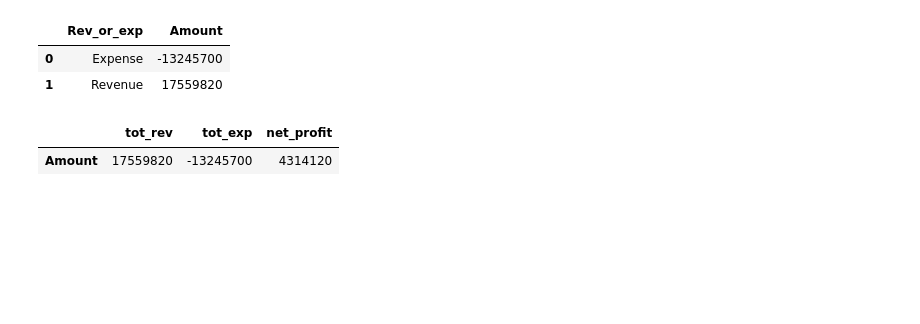
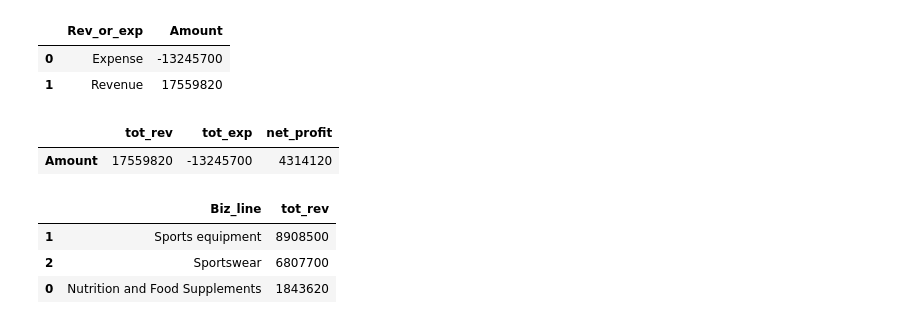
Before and after one commit to djibril968/Python_projects, a Jupyter notebook: Onyx_Financial_Analysis.ipynb, the cells around one changed output. Cells and saved outputs as stored; diff of their text form; code cells hidden in the pictures; blank space fills up the shorter version.

```diff
--- a/Onyx_Financial_Analysis.ipynb
+++ b/Onyx_Financial_Analysis.ipynb
@@ -295,3 +297,17 @@ df_rev_exp
 # %% [output]
 |  | tot_rev | tot_exp | net_profit |
 | Amount | 17559820 | -13245700 | 4314120 |
+# %%
+#tot_revenue acros biz line
+
+tot_rev_data_ext = Fin_data.loc[Fin_data['Rev_or_exp']== 'Revenue', ['Biz_line', 'Amount', 'Rev_exp_group', 'Rev_or_exp']]
+
+
+pd.set_option('display.max_rows', 200)
+tot_rev_biz_line = tot_rev_data_ext.groupby('Biz_line')['Amount'].sum().reset_index(name = 'tot_rev').sort_values('tot_rev', ascending = False)
+tot_rev_biz_line
+# %% [output]
+|  | Biz_line | tot_rev |
+| 1 | Sports equipment | 8908500 |
+| 2 | Sportswear | 6807700 |
+| 0 | Nutrition and Food Supplements | 1843620 |
```
Also changed, not shown: parts of 10 cells of this notebook.
